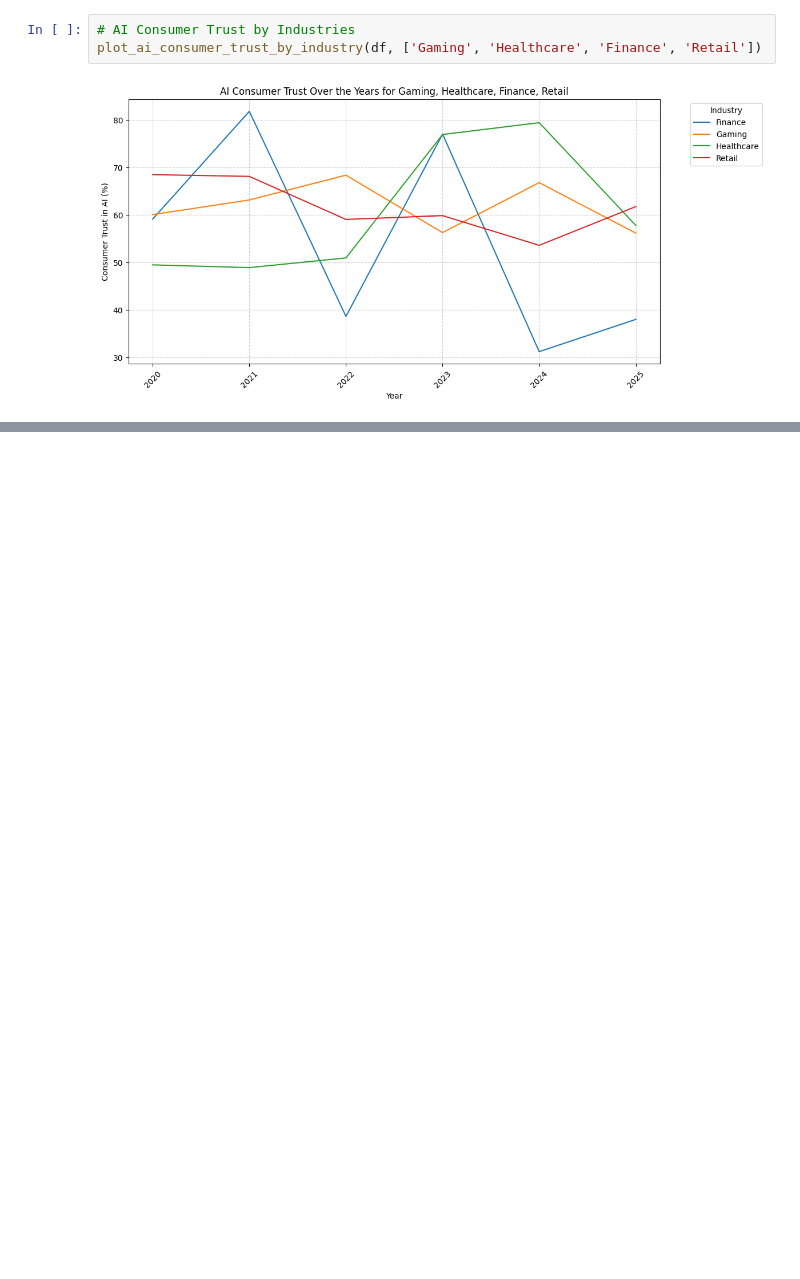
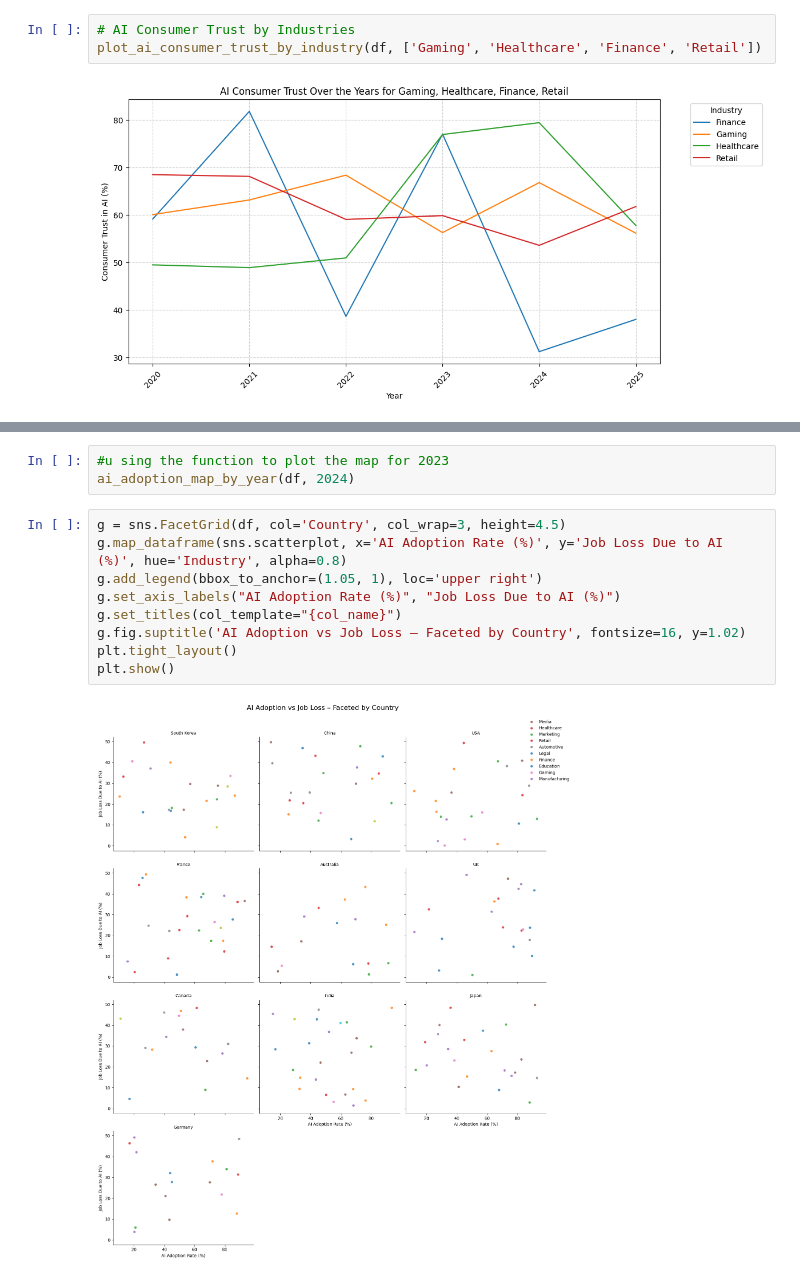
Before and after one commit to cesardushime/AI-Adoption-Job-Displacement-Analysis-2020-2025, a Jupyter notebook: ai_adoption_EDA.ipynb, the cells around one changed output, grey strips where cells are left out. Cells and saved outputs as stored; diff of their text form; blank space fills up the shorter version.

```diff
--- a/ai_adoption_EDA.ipynb
+++ b/ai_adoption_EDA.ipynb
@@ -580,0 +608,14 @@ plot_ai_consumer_trust_by_industry(df, ['Gaming', 'Healthcare', 'Finance', 'Reta
+# %%
+#u sing the function to plot the map for 2023
+ai_adoption_map_by_year(df, 2024)
+# %%
+g = sns.FacetGrid(df, col='Country', col_wrap=3, height=4.5)
+g.map_dataframe(sns.scatterplot, x='AI Adoption Rate (%)', y='Job Loss Due to AI (%)', hue='Industry', alpha=0.8)
+g.add_legend(bbox_to_anchor=(1.05, 1), loc='upper right')
+g.set_axis_labels("AI Adoption Rate (%)", "Job Loss Due to AI (%)")
+g.set_titles(col_template="{col_name}")
+g.fig.suptitle('AI Adoption vs Job Loss – Faceted by Country', fontsize=16, y=1.02)
+plt.tight_layout()
+plt.show()
+# %% [output]
+[figure, added]
```
Also changed, not shown: parts of 2 cells of this notebook.
